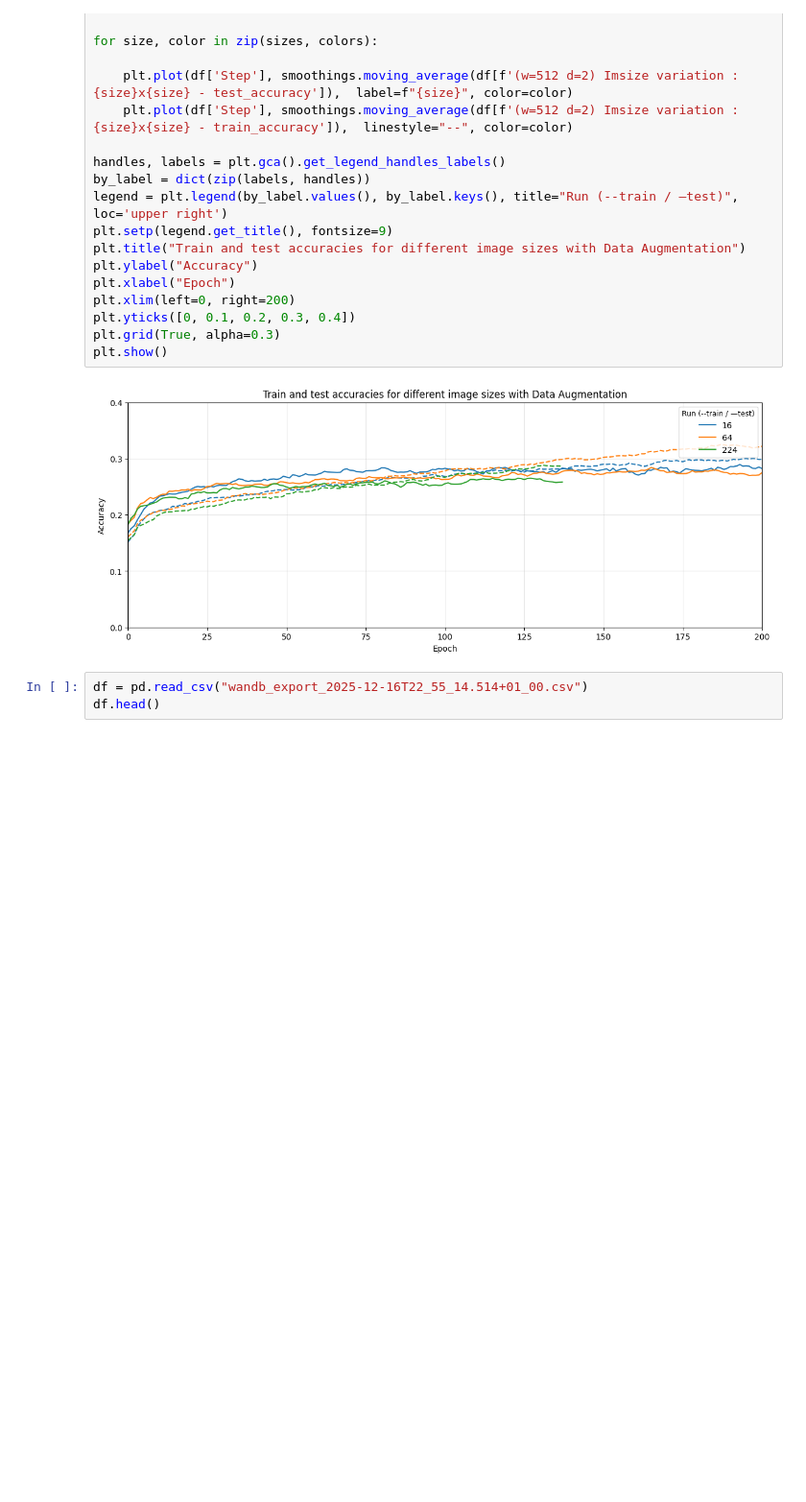
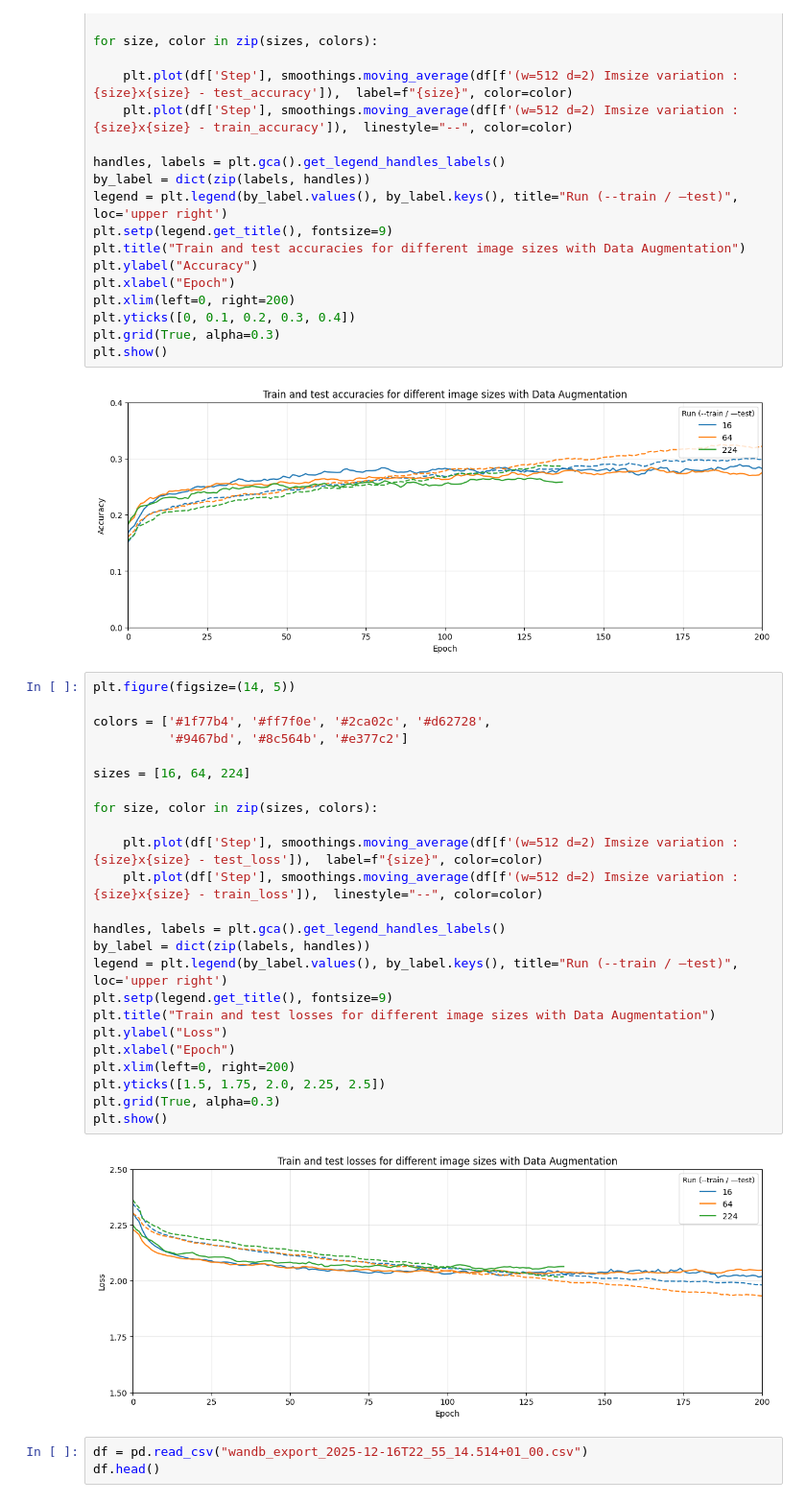
Before and after one commit to MCV-C3/project-team-6, a Jupyter notebook: Week2/report/plot_temp.ipynb, the cells around one changed output. Shown at 96% size. Cells and saved outputs as stored; diff of their text form; blank space fills up the shorter version.

```diff
--- a/Week2/report/plot_temp.ipynb
+++ b/Week2/report/plot_temp.ipynb
@@ -181,6 +181,32 @@ plt.grid(True, alpha=0.3)
 plt.show()
 # %% [output]
 [figure]
+# %%
+plt.figure(figsize=(14, 5))
+
+colors = ['#1f77b4', '#ff7f0e', '#2ca02c', '#d62728',
+          '#9467bd', '#8c564b', '#e377c2']
+
+sizes = [16, 64, 224]
+
+for size, color in zip(sizes, colors):
+
+    plt.plot(df['Step'], smoothings.moving_average(df[f'(w=512 d=2) Imsize variation : {size}x{size} - test_loss']),  label=f"{size}", color=color)
+    plt.plot(df['Step'], smoothings.moving_average(df[f'(w=512 d=2) Imsize variation : {size}x{size} - train_loss']),  linestyle="--", color=color)
+
+handles, labels = plt.gca().get_legend_handles_labels()
+by_label = dict(zip(labels, handles))
+legend = plt.legend(by_label.values(), by_label.keys(), title="Run (--train / —test)", loc='upper right')
+plt.setp(legend.get_title(), fontsize=9)
+plt.title("Train and test losses for different image sizes with Data Augmentation")
+plt.ylabel("Loss")
+plt.xlabel("Epoch")
+plt.xlim(left=0, right=200)
+plt.yticks([1.5, 1.75, 2.0, 2.25, 2.5])
+plt.grid(True, alpha=0.3)
+plt.show()
+# %% [output]
+[figure, added]
 # %%
 df = pd.read_csv("wandb_export_2025-12-16T22_55_14.514+01_00.csv")
 df.head()
```
Also changed, not shown: 5 other files.
